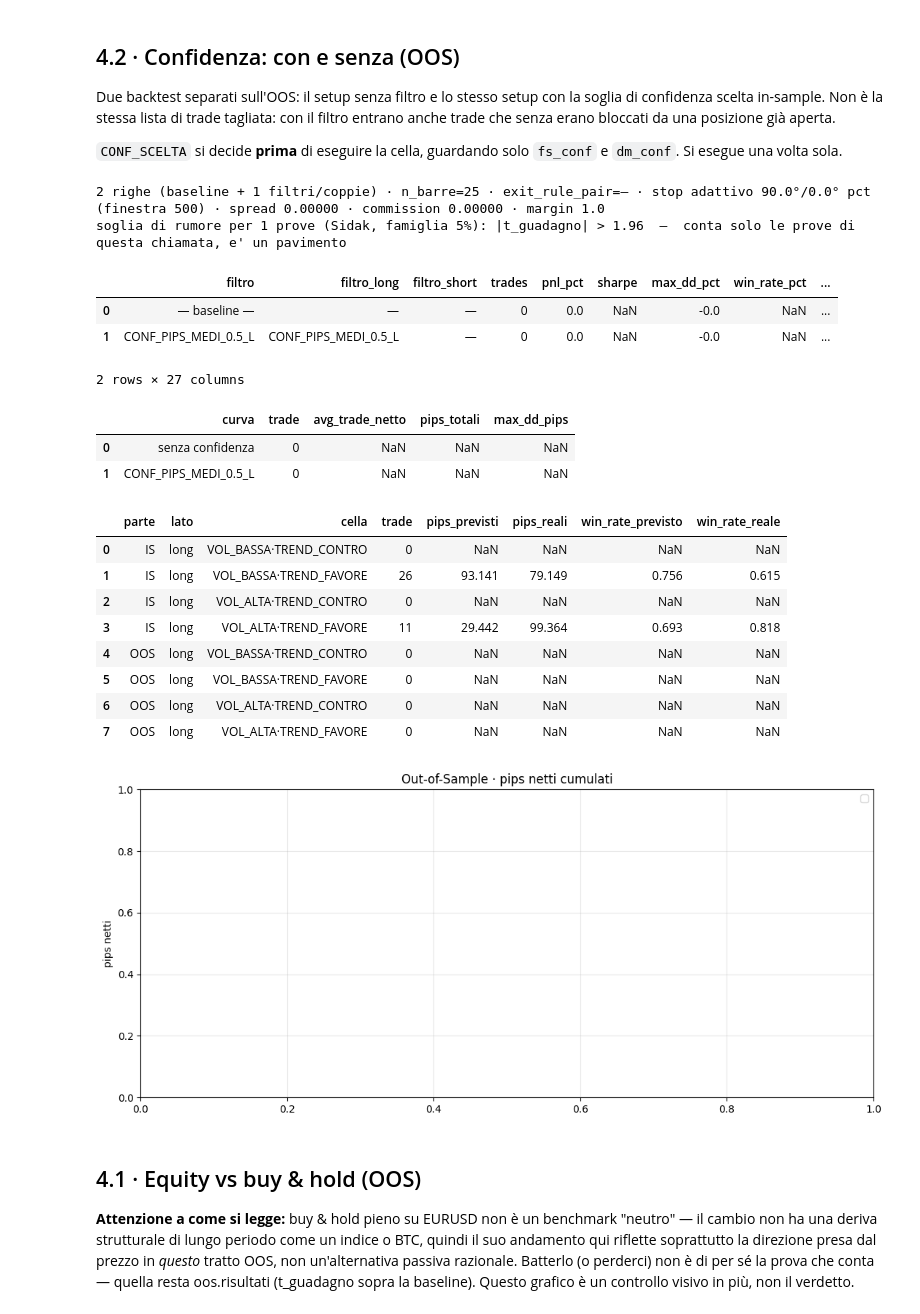
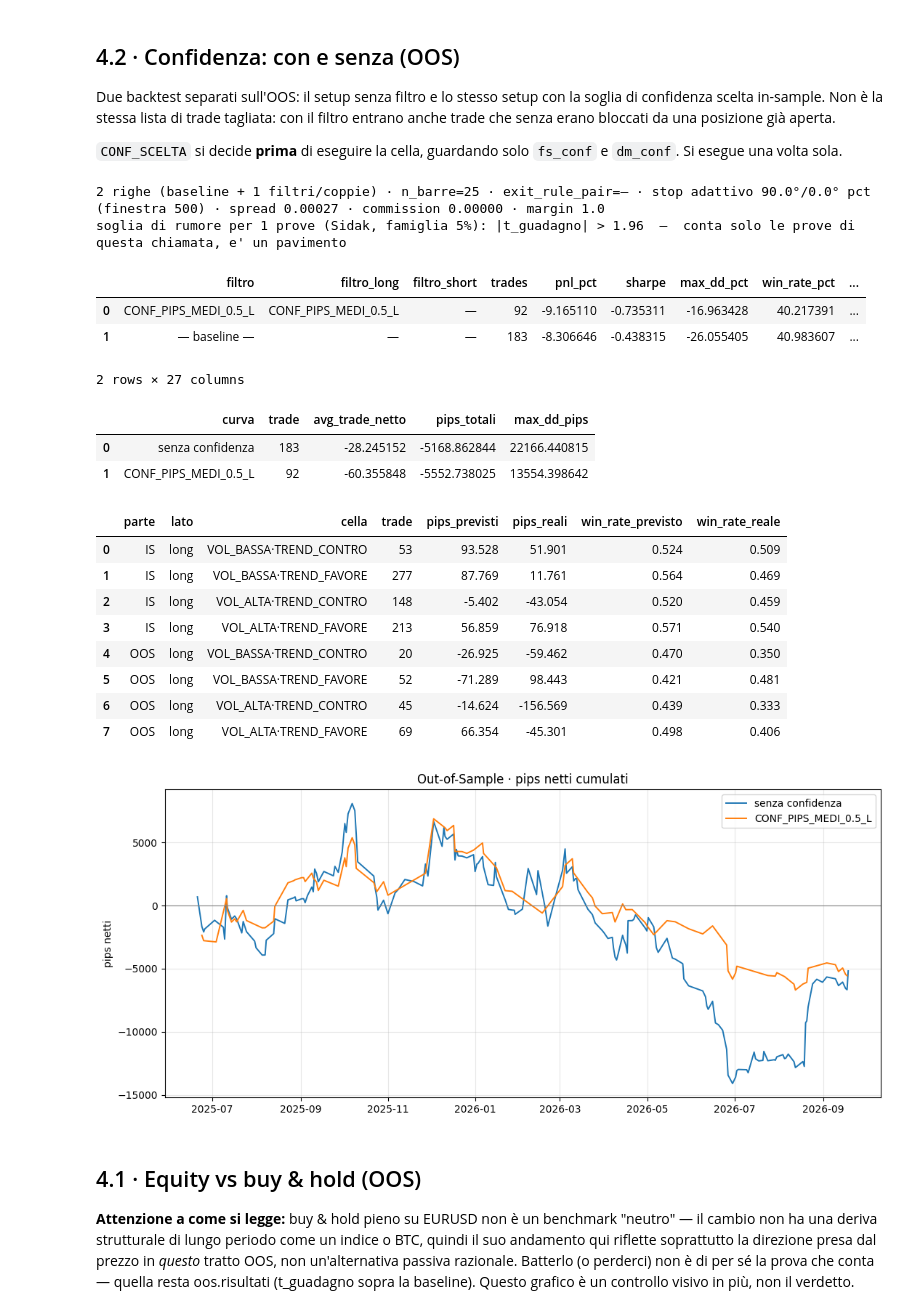
Before and after one commit to matti410/Trading-System-Creator_V4, a Jupyter notebook: Trading_Grid_Search_v4_backtesting.ipynb, the cells around one changed output. Cells and saved outputs as stored; diff of their text form; code cells hidden in the pictures.

```diff
--- a/Trading_Grid_Search_v4_backtesting.ipynb
+++ b/Trading_Grid_Search_v4_backtesting.ipynb
@@ -157,0 +146,14 @@ BTCUSD  [forex]  conto in USD
+# %%
+CASH = 10_000_000     # capitale del backtest: deve superare il prezzo di UNA unita' (un bitcoin).
+                      # I pips per trade non dipendono da CASH.
+
+# Spread di BTCUSD dal CSV. 1 punto = 0,01 $ (verificato col trade del 25/9).
+PUNTO = 0.01
+_con_spread = df[df["spread"] > 0]            # fino a fine novembre 2020 lo spread non e' registrato
+spread_rel_p75 = (_con_spread["spread"] * PUNTO / _con_spread["Close"]).quantile(0.75)
+SPREAD_PIPS = spread_rel_p75 * df["Close"].median()     # su BTCUSD 1 pip = 1 $
+
+costi = parametri_backtest(symbol, bars=df, valuta_conto="USD", usa_mt5=False,
+                           spread_pips=SPREAD_PIPS)
+costi["cash"] = CASH      # cosi' ogni **costi passa anche il capitale, in tutte le celle
+costi   # -> {'spread': ..., 'commission': ..., 'cash': ...}
@@ -832,45 +823,45 @@ filtro entrano anche trade che senza erano bloccati da una posizione già aperta
 # %%
 CONF_SCELTA = "CONF_PIPS_MEDI_0.5_L"    # l'etichetta scelta in-sample, da fs_conf
 
 _r = fs_conf.risultati.set_index('filtro').loc[CONF_SCELTA]
 filtri_conf_oos = [n for n in (_r['filtro_long'], _r['filtro_short']) if n != '—']
 
 oos_conf = run_filter_search_bt(
     df_oos,
     entry_long=entry_long_cong, entry_short=entry_short_cong,
     exit_rule_pair=fs.exit_rule_pair, n_barre=fs.n_barre,
     filtri=filtri_conf_oos,
     perc_sl=90.0, perc_tp=0.0, finestra=500, lag=1,
-    **costi, cash=10_000.0, margin=1.0, min_trades=fs.min_trades)
+    **costi, margin=1.0, min_trades=fs.min_trades)
 display(oos_conf.risultati)
 
 ax, tabella_conf = plot_oos_confidenza(oos_conf.trades(), oos_conf.trades(CONF_SCELTA),
                                        oos_conf.pip_size, costi["commission"],
                                        etichetta_con=CONF_SCELTA)
 display(tabella_conf)
 
 report_calibrazione(esiti, df, split=df_oos.index[0], conf_long=conf_long,
                     conf_short=conf_short, mostra_oos=True).round(3)
 # %% [output]
-2 righe (baseline + 1 filtri/coppie) · n_barre=25 · exit_rule_pair=— · stop adattivo 90.0°/0.0° pct (finestra 500) · spread 0.00000 · commission 0.00000 · margin 1.0
+2 righe (baseline + 1 filtri/coppie) · n_barre=25 · exit_rule_pair=— · stop adattivo 90.0°/0.0° pct (finestra 500) · spread 0.00027 · commission 0.00000 · margin 1.0
 soglia di rumore per 1 prove (Sidak, famiglia 5%): |t_guadagno| > 1.96  —  conta solo le prove di questa chiamata, e' un pavimento
 |  | filtro | filtro_long | filtro_short | trades | pnl_pct | sharpe | max_dd_pct | win_rate_pct | ... |
-| 0 | — baseline — | — | — | 0 | 0.0 | NaN | -0.0 | NaN | ... |
-| 1 | CONF_PIPS_MEDI_0.5_L | CONF_PIPS_MEDI_0.5_L | — | 0 | 0.0 | NaN | -0.0 | NaN | ... |
+| 0 | CONF_PIPS_MEDI_0.5_L | CONF_PIPS_MEDI_0.5_L | — | 92 | -9.165110 | -0.735311 | -16.963428 | 40.217391 | ... |
+| 1 | — baseline — | — | — | 183 | -8.306646 | -0.438315 | -26.055405 | 40.983607 | ... |
 2 rows × 27 columns
 |  | curva | trade | avg_trade_netto | pips_totali | max_dd_pips |
-| 0 | senza confidenza | 0 | NaN | NaN | NaN |
-| 1 | CONF_PIPS_MEDI_0.5_L | 0 | NaN | NaN | NaN |
+| 0 | senza confidenza | 183 | -28.245152 | -5168.862844 | 22166.440815 |
+| 1 | CONF_PIPS_MEDI_0.5_L | 92 | -60.355848 | -5552.738025 | 13554.398642 |
 |  | parte | lato | cella | trade | pips_previsti | pips_reali | win_rate_previsto | win_rate_reale |
-| 0 | IS | long | VOL_BASSA·TREND_CONTRO | 0 | NaN | NaN | NaN | NaN |
-| 1 | IS | long | VOL_BASSA·TREND_FAVORE | 26 | 93.141 | 79.149 | 0.756 | 0.615 |
-| 2 | IS | long | VOL_ALTA·TREND_CONTRO | 0 | NaN | NaN | NaN | NaN |
-| 3 | IS | long | VOL_ALTA·TREND_FAVORE | 11 | 29.442 | 99.364 | 0.693 | 0.818 |
-| 4 | OOS | long | VOL_BASSA·TREND_CONTRO | 0 | NaN | NaN | NaN | NaN |
-| 5 | OOS | long | VOL_BASSA·TREND_FAVORE | 0 | NaN | NaN | NaN | NaN |
-| 6 | OOS | long | VOL_ALTA·TREND_CONTRO | 0 | NaN | NaN | NaN | NaN |
-| 7 | OOS | long | VOL_ALTA·TREND_FAVORE | 0 | NaN | NaN | NaN | NaN |
+| 0 | IS | long | VOL_BASSA·TREND_CONTRO | 53 | 93.528 | 51.901 | 0.524 | 0.509 |
+| 1 | IS | long | VOL_BASSA·TREND_FAVORE | 277 | 87.769 | 11.761 | 0.564 | 0.469 |
+| 2 | IS | long | VOL_ALTA·TREND_CONTRO | 148 | -5.402 | -43.054 | 0.520 | 0.459 |
+| 3 | IS | long | VOL_ALTA·TREND_FAVORE | 213 | 56.859 | 76.918 | 0.571 | 0.540 |
+| 4 | OOS | long | VOL_BASSA·TREND_CONTRO | 20 | -26.925 | -59.462 | 0.470 | 0.350 |
+| 5 | OOS | long | VOL_BASSA·TREND_FAVORE | 52 | -71.289 | 98.443 | 0.421 | 0.481 |
+| 6 | OOS | long | VOL_ALTA·TREND_CONTRO | 45 | -14.624 | -156.569 | 0.439 | 0.333 |
+| 7 | OOS | long | VOL_ALTA·TREND_FAVORE | 69 | 66.354 | -45.301 | 0.498 | 0.406 |
-[figure, old version]
+[figure, new version]
 # %% [markdown]
 ## 4.1 · Equity vs buy & hold (OOS)
 
```
Also changed, not shown: parts of 15 cells of this notebook.
